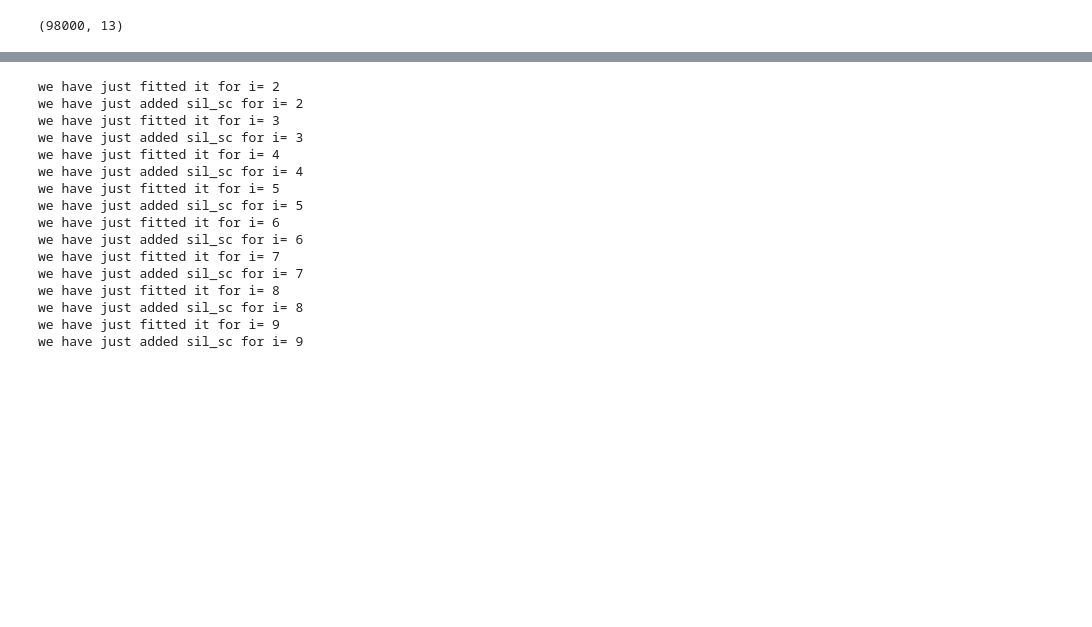
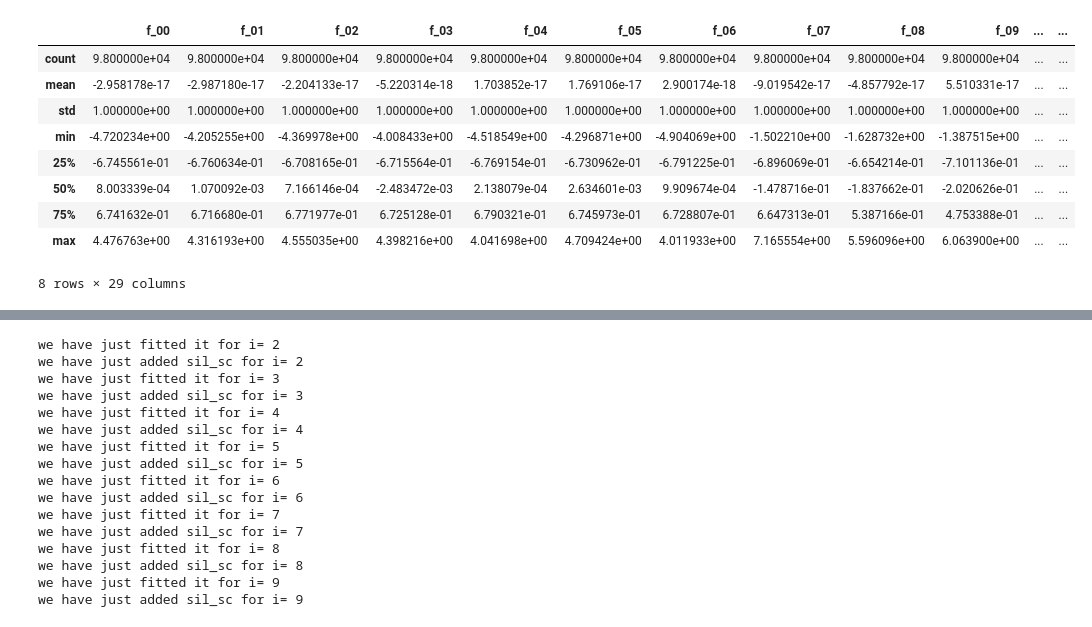
Before and after one commit to KonstToIT/tabular-playground-series-jul-2022, a Jupyter notebook: solution.ipynb, the cells around one changed output, grey strips where cells are left out. Saved outputs shown, nothing was run; the diff lists cells and outputs as text; code cells hidden in the pictures; blank space fills up the shorter version.

```diff
--- a/solution.ipynb
+++ b/solution.ipynb
@@ -17,4 +11,0 @@ data=PCA(n_components=0.9).fit_transform(predata)
-# %%
-print(data.shape)
-# %% [output]
-(98000, 13)
@@ -20,0 +15,13 @@ print(data.shape)
+# %%
+predata.describe()
+# %% [output]
+|  | f_00 | f_01 | f_02 | f_03 | f_04 | f_05 | f_06 | f_07 | f_08 | f_09 | ... | ... |
+| count | 9.800000e+04 | 9.800000e+04 | 9.800000e+04 | 9.800000e+04 | 9.800000e+04 | 9.800000e+04 | 9.800000e+04 | 9.800000e+04 | 9.800000e+04 | 9.800000e+04 | ... | ... |
+| mean | -2.958178e-17 | -2.987180e-17 | -2.204133e-17 | -5.220314e-18 | 1.703852e-17 | 1.769106e-17 | 2.900174e-18 | -9.019542e-17 | -4.857792e-17 | 5.510331e-17 | ... | ... |
+| std | 1.000000e+00 | 1.000000e+00 | 1.000000e+00 | 1.000000e+00 | 1.000000e+00 | 1.000000e+00 | 1.000000e+00 | 1.000000e+00 | 1.000000e+00 | 1.000000e+00 | ... | ... |
+| min | -4.720234e+00 | -4.205255e+00 | -4.369978e+00 | -4.008433e+00 | -4.518549e+00 | -4.296871e+00 | -4.904069e+00 | -1.502210e+00 | -1.628732e+00 | -1.387515e+00 | ... | ... |
+| 25% | -6.745561e-01 | -6.760634e-01 | -6.708165e-01 | -6.715564e-01 | -6.769154e-01 | -6.730962e-01 | -6.791225e-01 | -6.896069e-01 | -6.654214e-01 | -7.101136e-01 | ... | ... |
+| 50% | 8.003339e-04 | 1.070092e-03 | 7.166146e-04 | -2.483472e-03 | 2.138079e-04 | 2.634601e-03 | 9.909674e-04 | -1.478716e-01 | -1.837662e-01 | -2.020626e-01 | ... | ... |
+| 75% | 6.741632e-01 | 6.716680e-01 | 6.771977e-01 | 6.725128e-01 | 6.790321e-01 | 6.745973e-01 | 6.728807e-01 | 6.647313e-01 | 5.387166e-01 | 4.753388e-01 | ... | ... |
+| max | 4.476763e+00 | 4.316193e+00 | 4.555035e+00 | 4.398216e+00 | 4.041698e+00 | 4.709424e+00 | 4.011933e+00 | 7.165554e+00 | 5.596096e+00 | 6.063900e+00 | ... | ... |
+8 rows × 29 columns
```
Also changed, not shown: parts of 8 cells of this notebook.
